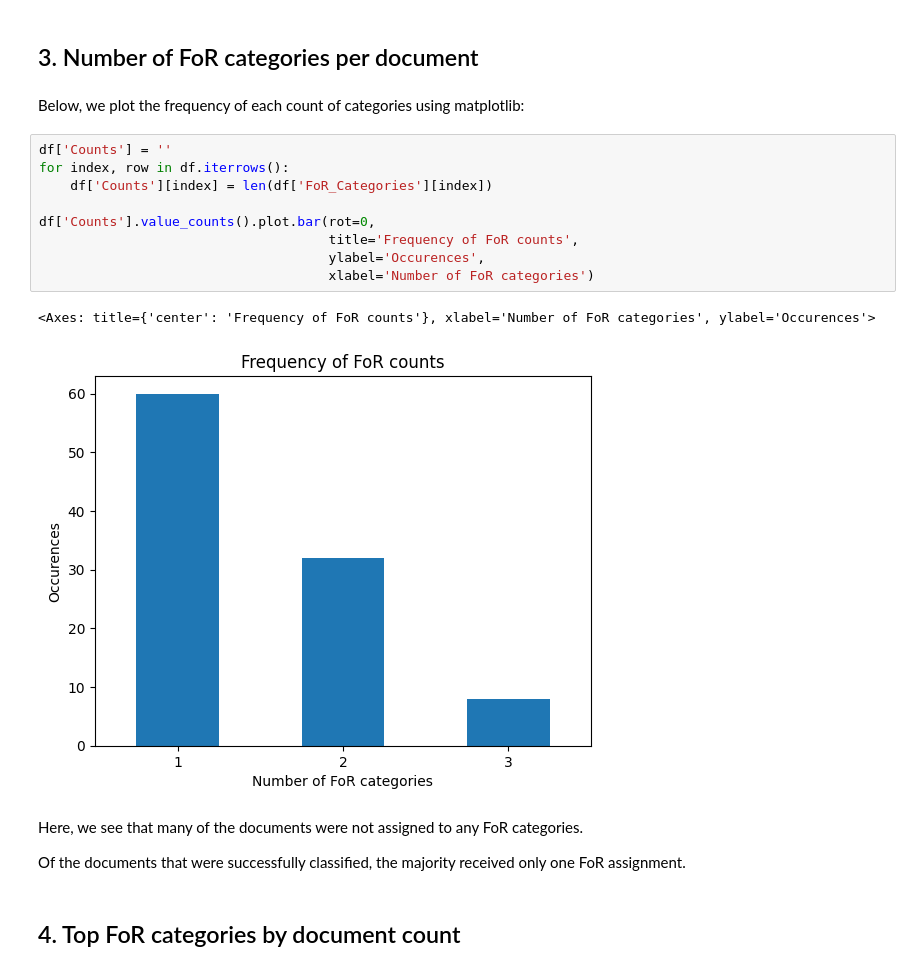
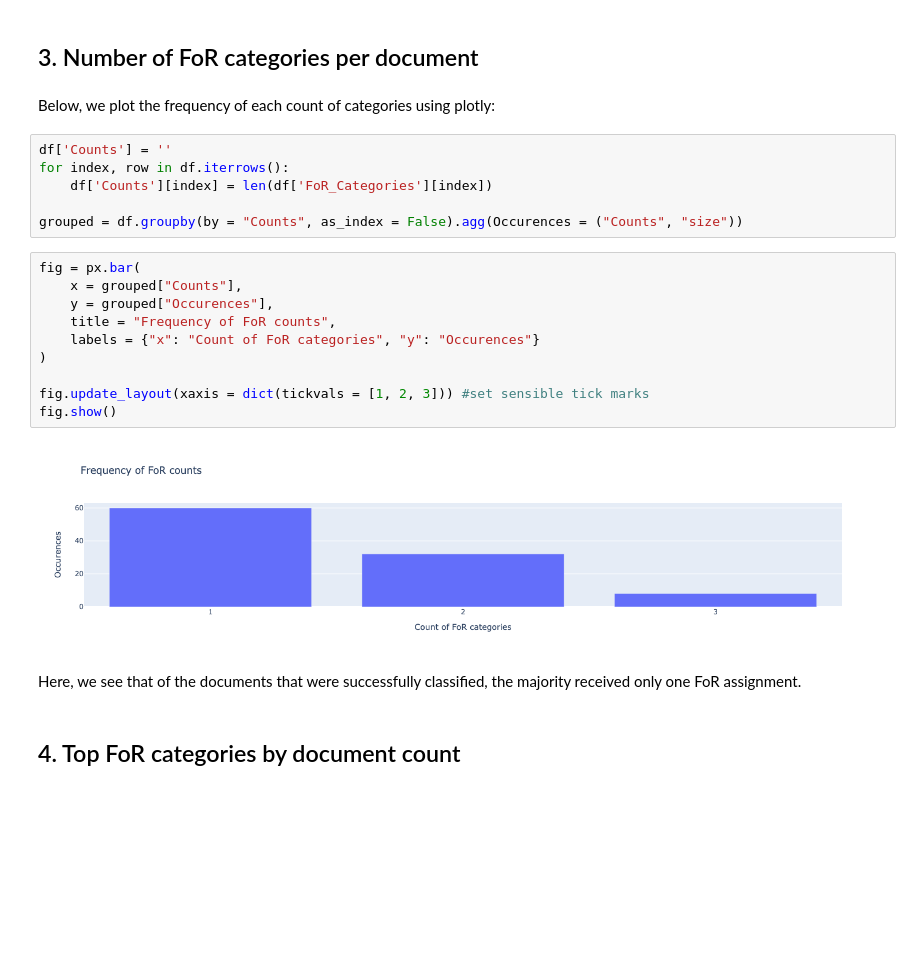
Before and after one commit to digital-science/dimensions-api-lab, a Jupyter notebook: cookbooks/10-misc/2-enrich-text-with-for-codes.ipynb, the cells around one changed output. Saved outputs shown, nothing was run; the diff lists cells and outputs as text; blank space fills up the shorter version.

```diff
--- a/cookbooks/10-misc/2-enrich-text-with-for-codes.ipynb
+++ b/cookbooks/10-misc/2-enrich-text-with-for-codes.ipynb
@@ -129,23 +132,27 @@ Above, we see that some document texts did not receive any suggested FoR codes,
 # %% [markdown]
 ## 3. Number of FoR categories per document
 # %% [markdown]
-Below, we plot the frequency of each count of categories using matplotlib:
+Below, we plot the frequency of each count of categories using plotly:
 # %%
 df['Counts'] = ''
 for index, row in df.iterrows():
     df['Counts'][index] = len(df['FoR_Categories'][index])
 
-df['Counts'].value_counts().plot.bar(rot=0,
-                                     title='Frequency of FoR counts',
-                                     ylabel='Occurences',
-                                     xlabel='Number of FoR categories')
+grouped = df.groupby(by = "Counts", as_index = False).agg(Occurences = ("Counts", "size"))
-# %% [output]
-<Axes: title={'center': 'Frequency of FoR counts'}, xlabel='Number of FoR categories', ylabel='Occurences'>
-[figure, removed]
+# %%
+fig = px.bar(
+    x = grouped["Counts"],
+    y = grouped["Occurences"],
+    title = "Frequency of FoR counts",
+    labels = {"x": "Count of FoR categories", "y": "Occurences"}
+)
+
+fig.update_layout(xaxis = dict(tickvals = [1, 2, 3])) #set sensible tick marks
+fig.show()
+# %% [output]
+[figure, added]
 # %% [markdown]
-Here, we see that many of the documents were not assigned to any FoR categories.
-
-Of the documents that were successfully classified, the majority received only one FoR assignment.
+Here, we see that of the documents that were successfully classified, the majority received only one FoR assignment.
 # %% [markdown]
 ## 4. Top FoR categories by document count
 # %% [markdown]
```
Also changed, not shown: parts of 6 cells of this notebook.
